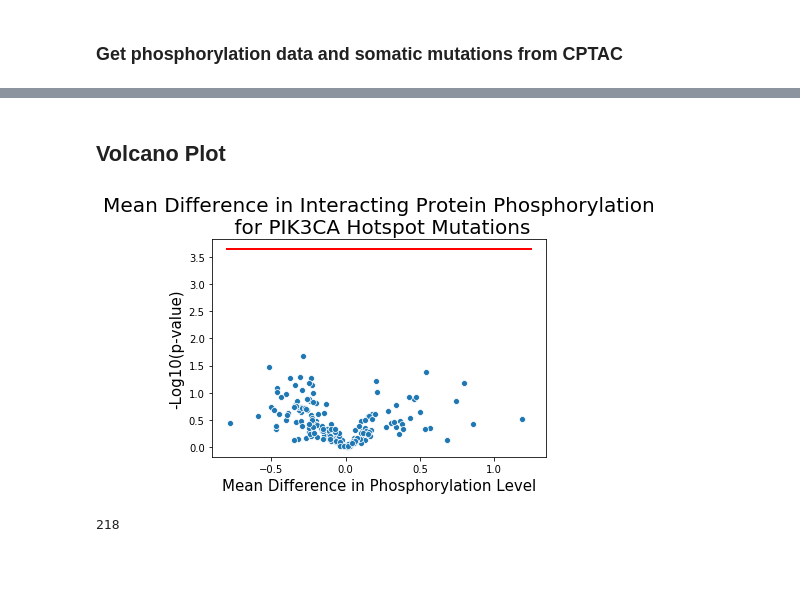
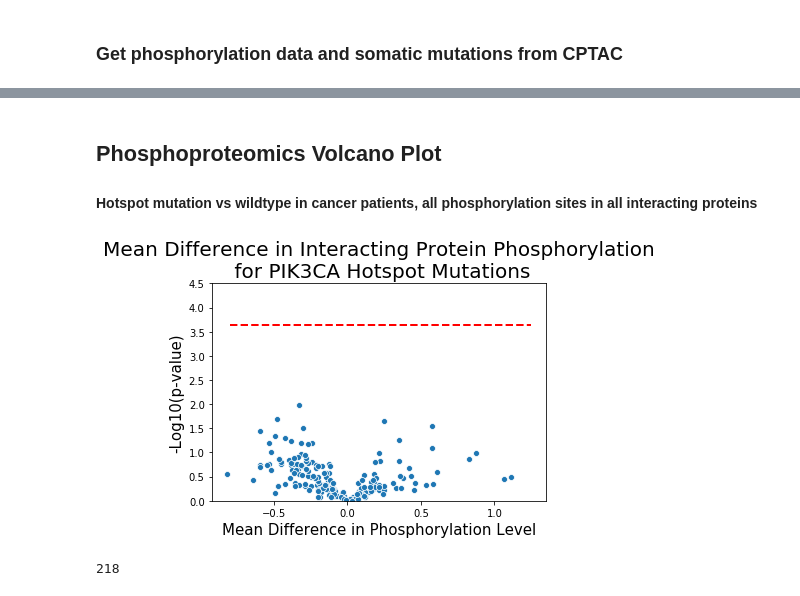
Before and after one commit to PayneLab/UCEC-clinical-stat-analysis, a Jupyter notebook: Protein_Notebooks/PIK3CA/PIK3CA_Phos_Final_Figures.ipynb, the cells around one changed output, grey strips where cells are left out. Drawn from its saved outputs; the diff is of its cells as text; code cells hidden in the pictures; blank space fills up the shorter version.

```diff
--- a/Protein_Notebooks/PIK3CA/PIK3CA_Phos_Final_Figures.ipynb
+++ b/Protein_Notebooks/PIK3CA/PIK3CA_Phos_Final_Figures.ipynb
@@ -70,9 +70,14 @@ for protein in protList:
 '''Reformat the dataframe to classify Hotspot Mutations, and all other types'''
 for ind, row in plotdf.iterrows():
     if ind in hotspot_patients.values:
+        #plotdf.set_value(ind,'Mutation', 'Hotspot Mutation')
         plotdf.at[ind, 'Mutation'] = 'Hotspot Mutation'
     else:
-        plotdf.at[ind, 'Mutation'] = 'Non-Hotspot Mutation or Wildtype'
+        if row['Mutation'] != 'Wildtype':
+            plotdf.at[ind, 'Mutation'] = 'Non-Hotspot Mutation'
+
+plotdf = plotdf.loc[plotdf['Mutation'] != 'Non-Hotspot Mutation']
+
 
 #print(plotdf)
 significance_of_sites = {}
@@ -96,7 +101,7 @@ plotdf = plotdf.dropna(axis=0)
 '''Create the plot'''
 a4_dims = (40.4, 16.54)
 fig, ax = plt.subplots(figsize=a4_dims)
-my_pal = {"Hotspot Mutation": "#009933", "Non-Hotspot Mutation or Wildtype": "#008ae6"}
+my_pal = {"Hotspot Mutation": "#009933", "Wildtype": "#008ae6"}
 boxplt = sns.boxplot(x='Phosphorylation Site', y='Signal', hue='Mutation', data=plotdf, palette=my_pal)
 boxplt = sns.stripplot(data=plotdf, x='Phosphorylation Site', y='Signal', hue='Mutation', dodge=True, jitter=True, color='.3')
 boxplt.set_xlabel('')
@@ -106,7 +111,7 @@ boxplt.set_title('Phosphorylation in PIK3CA Interacting Proteins', fontsize = '7
 
 '''Adjust the legend'''
 handles, labels = ax.get_legend_handles_labels()
-plt.legend(handles[0:2], ['Hotspot Mutation', 'Non-Hotspot Mutation or Wildtype'], title='PIK3CA Status', fontsize='30', frameon=True)
+plt.legend(handles[0:2], ['Hotspot Mutation', 'Wildtype'], title='PIK3CA Status', fontsize='30', frameon=True)
 boxplt.get_legend().get_title().set_fontsize('25')
 
 '''Show Plot'''
@@ -117,5 +122,6 @@ plt.show()
-# %% [markdown]
-## Volcano Plot
+# %% [markdown]
+## Phosphoproteomics Volcano Plot
+#### Hotspot mutation vs wildtype in cancer patients, all phosphorylation sites in all interacting proteins
 # %%
 '''Use PIK3CA as gene, AKT1, AKT2, PTEN, and PIK3CA as proteins'''
 gene = 'PIK3CA'
@@ -144,9 +150,14 @@ for protein in protList:
 '''Reformat the dataframe to classify Hotspot Mutations, and all other types'''
 for ind, row in plotdf.iterrows():
     if ind in hotspot_patients.values:
+        #plotdf.set_value(ind,'Mutation', 'Hotspot Mutation')
         plotdf.at[ind, 'Mutation'] = 'Hotspot Mutation'
     else:
-        plotdf.at[ind, 'Mutation'] = 'Non-Hotspot Mutation or Wildtype'
+        if row['Mutation'] != 'Wildtype':
+            plotdf.at[ind, 'Mutation'] = 'Non-Hotspot Mutation'
+
+plotdf = plotdf.loc[plotdf['Mutation'] != 'Non-Hotspot Mutation']
+
 
 p_values = []
 mean_diffs = []
@@ -160,33 +171,34 @@ for site in plotdf:
         otherdf = otherdf.dropna(axis=0)
         ttest = scipy.stats.ttest_ind(hotspotdf[site], otherdf[site])
         p_values.append(ttest[1])
         diff_mean = np.mean(hotspotdf[site]) - np.mean(otherdf[site])
         mean_diffs.append(diff_mean)
         p_val_mean_diff_dict[site] = [ttest[1], diff_mean]
 
 neg_log_pvals = []
 plot_diff_means = []
 for key in p_val_mean_diff_dict.keys():
     #if p_val_mean_diff_dict[key].contains(np.nan):
     if np.nan in p_val_mean_diff_dict[key]:
         p_val_mean_diff_dict[key] = []
     else:
         neg_log_pvals.append(-1 * np.log10(p_val_mean_diff_dict[key][0]))
         plot_diff_means.append(p_val_mean_diff_dict[key][1])
 
 bonferroni_cutoff = .05/len(neg_log_pvals)
 cutoffLine = (-1 * np.log10(bonferroni_cutoff))
 
 df = pd.DataFrame({'-Log10(p-value)': neg_log_pvals, 'Mean Difference in Phosphorylation Level':plot_diff_means})
 
 ax = sns.scatterplot(x = "Mean Difference in Phosphorylation Level", y = "-Log10(p-value)", data =df)
 ax.set_title("Mean Difference in Interacting Protein Phosphorylation\n for PIK3CA Hotspot Mutations", fontsize = '20')
 ax.set_xlabel('Mean Difference in Phosphorylation Level', fontsize = '15')
 ax.set_ylabel('-Log10(p-value)', fontsize='15')
-ax.plot([-.8,1.25],[cutoffLine,cutoffLine], linewidth=2, color="red")
+ax.plot([-.8,1.25],[cutoffLine,cutoffLine], linewidth=2,linestyle="--", color="red")
+ax.set(ylim=(0, 4.5))
 plt.show()
 
 print(len(neg_log_pvals))
 # %% [output]
-[figure, old version]
+[figure, new version]
 218
```
Also changed, not shown: parts of 2 cells of this notebook, 1 other file.
